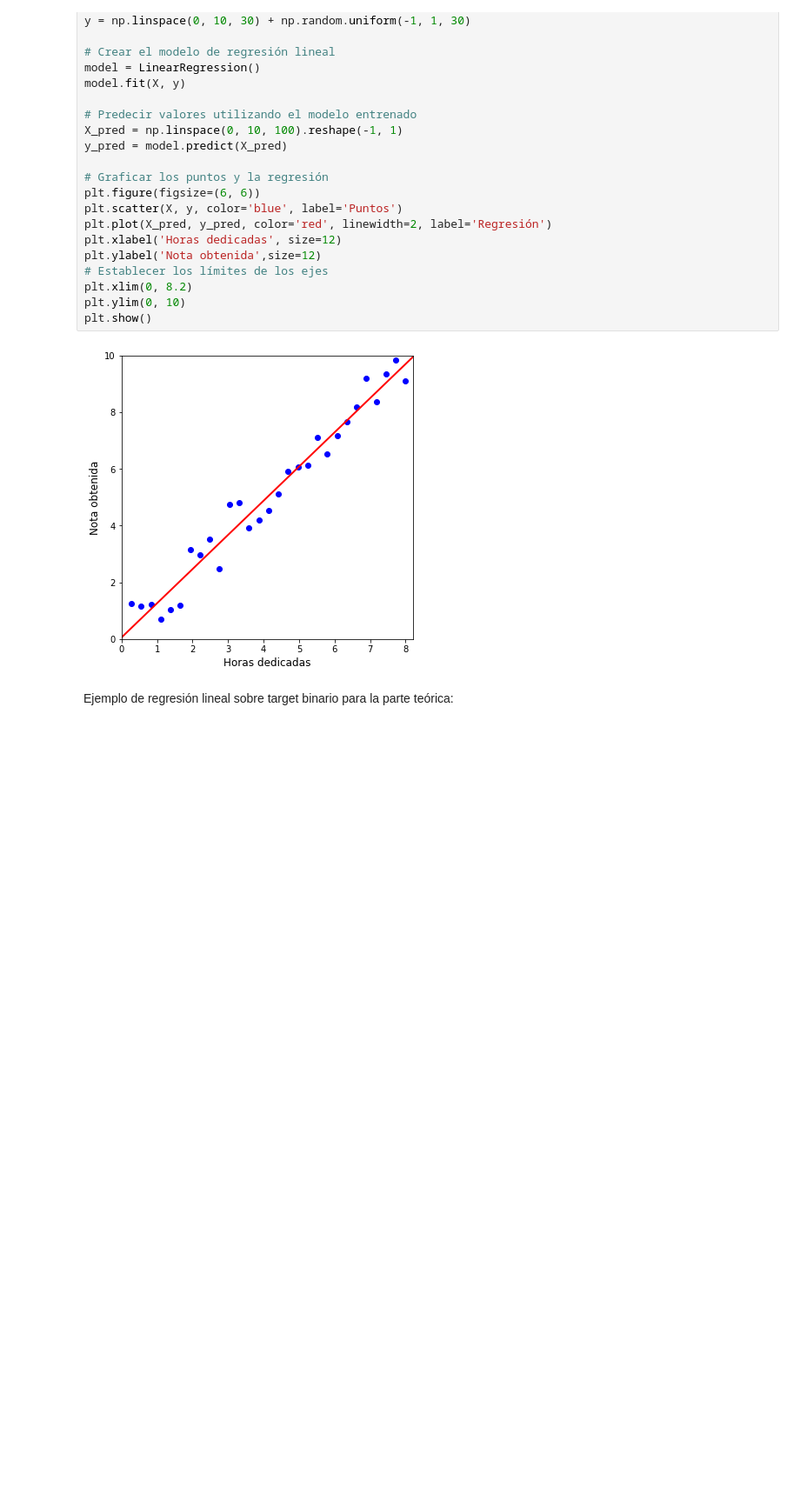
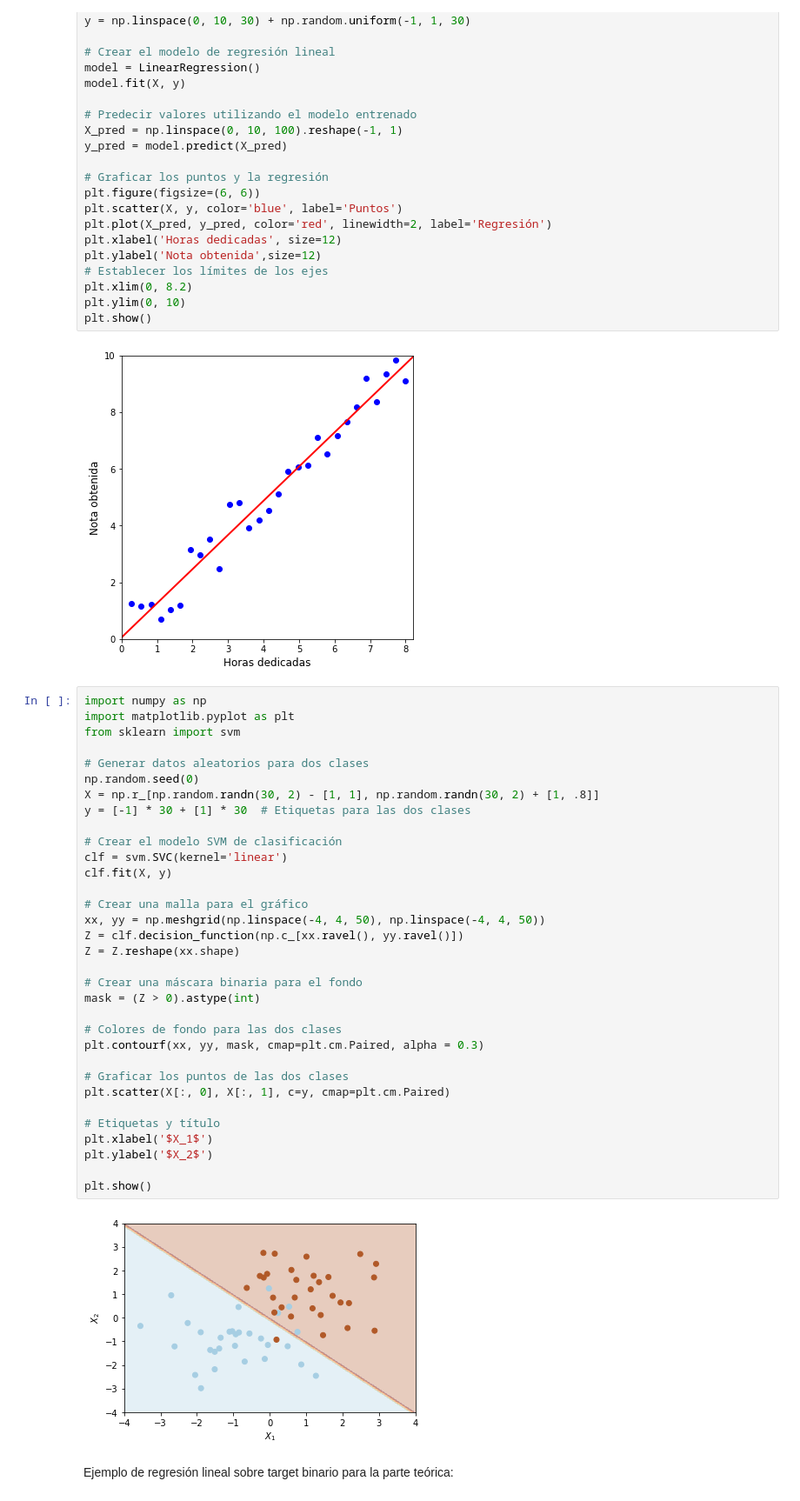
Before and after one commit to tvela/TFM_TomasVela, a Jupyter notebook: TFM_TomasVela.ipynb, the cells around one changed output. Shown at 87% size. Cells and saved outputs as stored; diff of their text form; blank space fills up the shorter version.

```diff
--- a/TFM_TomasVela.ipynb
+++ b/TFM_TomasVela.ipynb
@@ -81,6 +81,41 @@ plt.ylim(0, 10)
 plt.show()
 # %% [output]
 [figure]
+# %%
+import numpy as np
+import matplotlib.pyplot as plt
+from sklearn import svm
+
+# Generar datos aleatorios para dos clases
+np.random.seed(0)
+X = np.r_[np.random.randn(30, 2) - [1, 1], np.random.randn(30, 2) + [1, .8]]
+y = [-1] * 30 + [1] * 30  # Etiquetas para las dos clases
+
+# Crear el modelo SVM de clasificación
+clf = svm.SVC(kernel='linear')
+clf.fit(X, y)
+
+# Crear una malla para el gráfico
+xx, yy = np.meshgrid(np.linspace(-4, 4, 50), np.linspace(-4, 4, 50))
+Z = clf.decision_function(np.c_[xx.ravel(), yy.ravel()])
+Z = Z.reshape(xx.shape)
+
+# Crear una máscara binaria para el fondo
+mask = (Z > 0).astype(int)
+
+# Colores de fondo para las dos clases
+plt.contourf(xx, yy, mask, cmap=plt.cm.Paired, alpha = 0.3)
+
+# Graficar los puntos de las dos clases
+plt.scatter(X[:, 0], X[:, 1], c=y, cmap=plt.cm.Paired)
+
+# Etiquetas y título
+plt.xlabel('$X_1$')
+plt.ylabel('$X_2$')
+
+plt.show()
+# %% [output]
+[figure, added]
 # %% [markdown]
 Ejemplo de regresión lineal sobre target binario para la parte teórica:
 # %%
```
Also changed, not shown: parts of 16 cells of this notebook.
